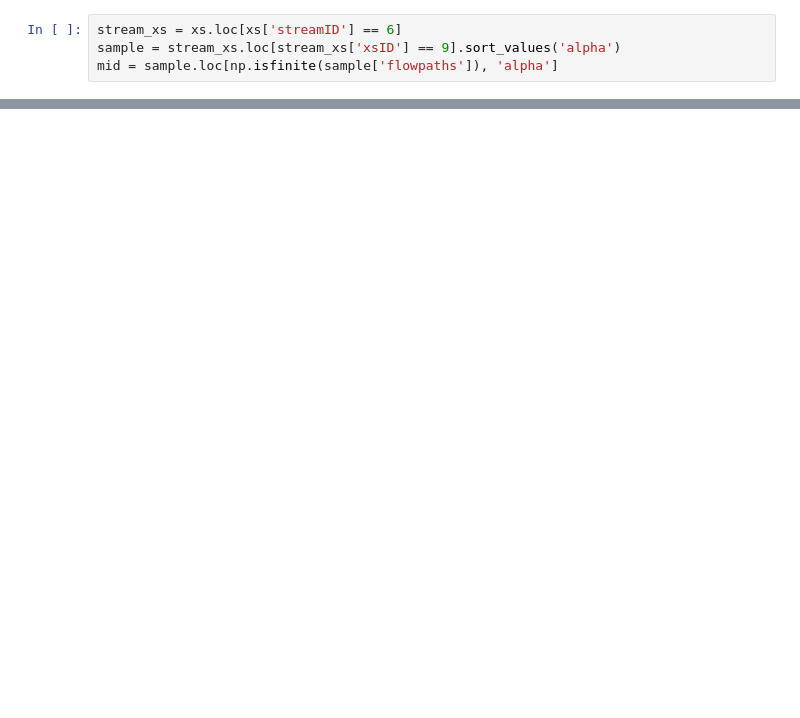
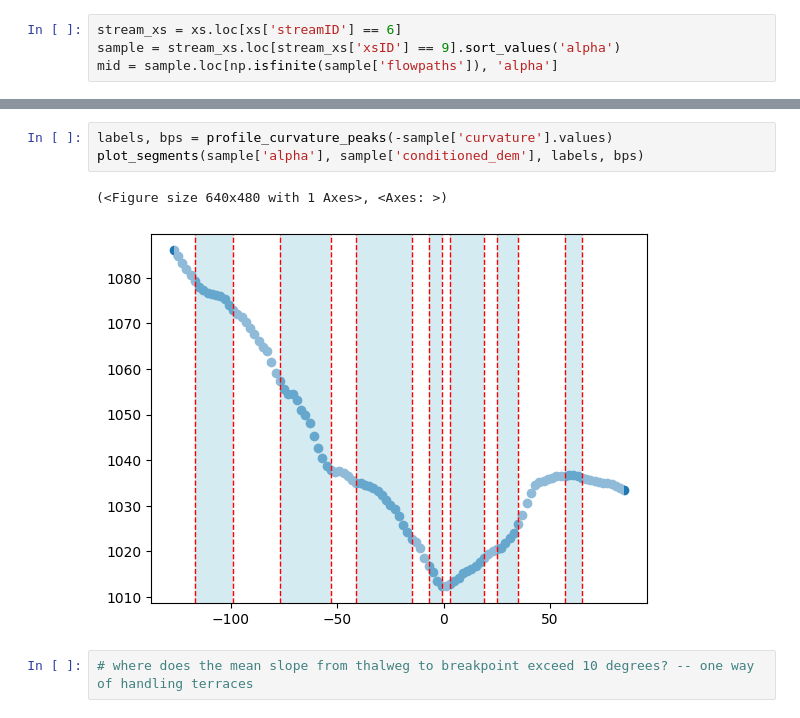
Before and after one commit to avkoehl/valleyx, a Jupyter notebook: notebooks/valleyfloor_test.ipynb, the cells around one changed output, grey strips where cells are left out. Saved outputs shown, nothing was run; the diff lists cells and outputs as text; blank space fills up the shorter version.

```diff
--- a/notebooks/valleyfloor_test.ipynb
+++ b/notebooks/valleyfloor_test.ipynb
@@ -128,0 +81,8 @@ for idx, val in aligned_flowlines.items():
+# %%
+labels, bps = profile_curvature_peaks(-sample['curvature'].values)
+plot_segments(sample['alpha'], sample['conditioned_dem'], labels, bps)
+# %% [output]
+(<Figure size 640x480 with 1 Axes>, <Axes: >)
+[figure, added]
+# %%
+# where does the mean slope from thalweg to breakpoint exceed 10 degrees? -- one way of handling terraces
```
Also changed, not shown: parts of 14 cells of this notebook, 2 other files.
